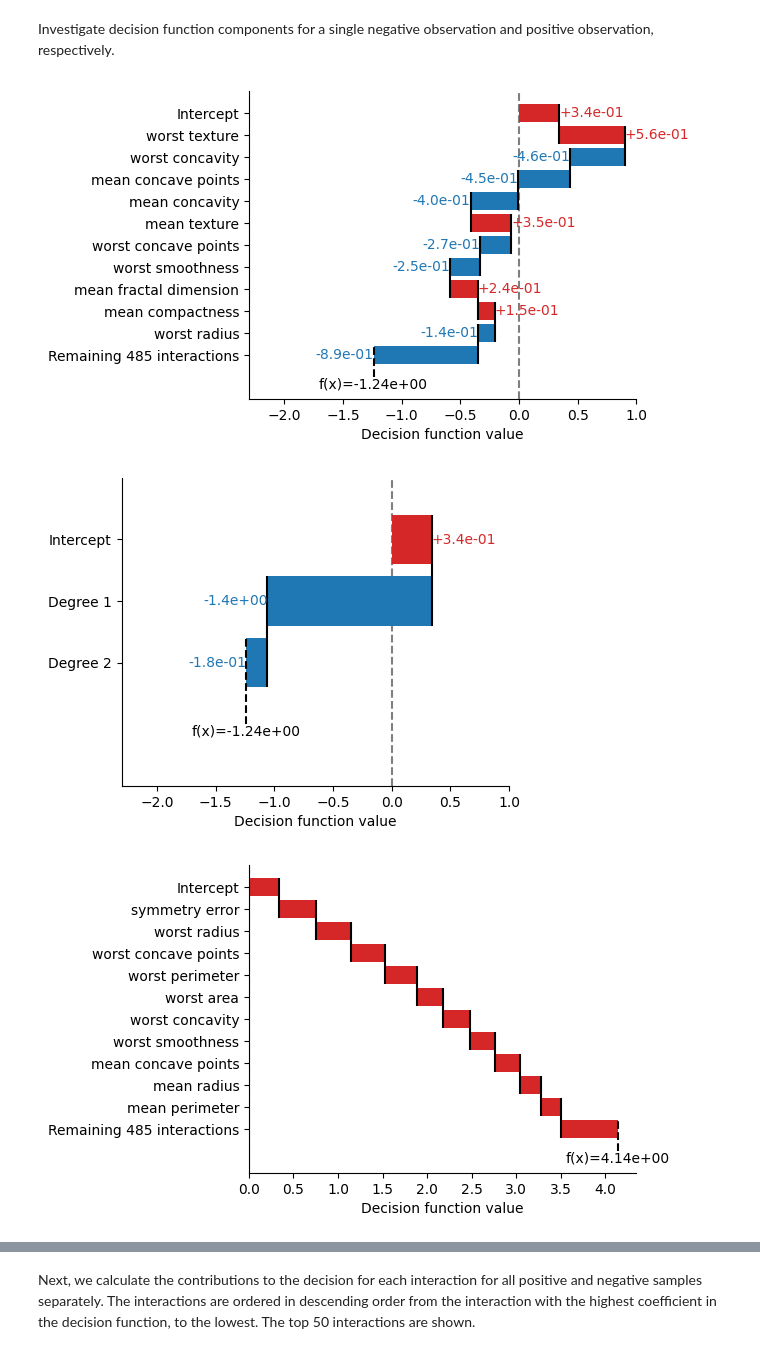
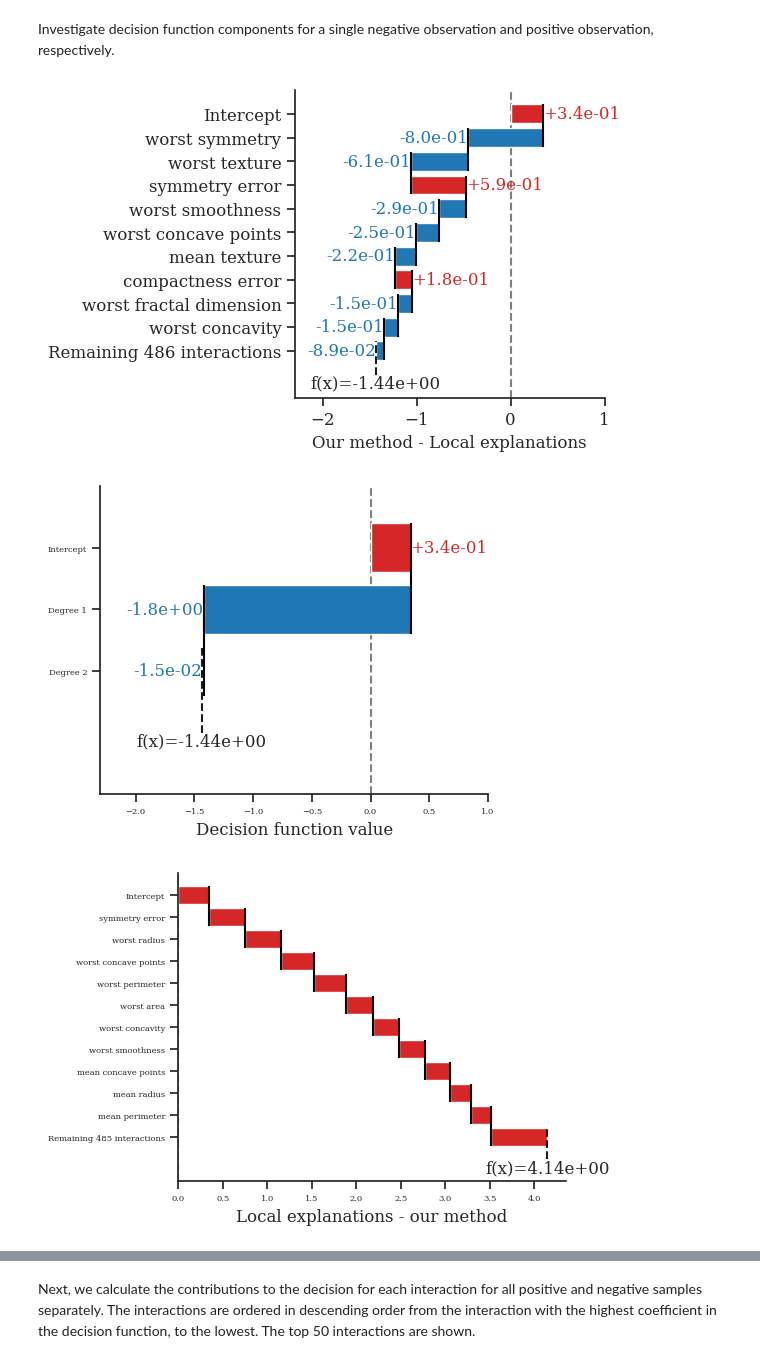
Before and after one commit to rikardvinge/explainpolysvm, a Jupyter notebook: examples/wisconsin_breast_cancer_dataset/interaction_importance_wbc.ipynb, the cells around one changed output, grey strips where cells are left out. Cells and saved outputs as stored; diff of their text form; code cells hidden in the pictures.

```diff
--- a/examples/wisconsin_breast_cancer_dataset/interaction_importance_wbc.ipynb
+++ b/examples/wisconsin_breast_cancer_dataset/interaction_importance_wbc.ipynb
@@ -23,6 +26,6 @@ rng = np.random.default_rng(1011)
 # %%
 # Set to True to store figures in ./images
-save_figs = True
+save_figs = False
 # %%
 data = load_breast_cancer()
 # %%
@@ -82,7 +86,7 @@ for C in Cs:
                 X_val_fold = scaler.transform(X_val_fold)
 
                 # Train SVC
-                model = SVC(C=C, kernel=kernel, degree=d, gamma=gamma, coef0=r)
+                model = SVC(C=C, kernel=kernel, degree=d, gamma=gamma, coef0=r, probability=True)
                 model.fit(X_train_fold, y_train_fold)
 
                 # Predict validation set and couont number of correct predictions
@@ -114,7 +118,7 @@ X_train_scale = scaler.transform(X_train)
 X_test_scale = scaler.transform(X_test)
 
 # Fit SVM
-model = SVC(C=C_best, kernel=kernel, degree=d_best, gamma=gamma, coef0=r_best)
+model = SVC(C=C_best, kernel=kernel, degree=d_best, gamma=gamma, coef0=r_best, probability=True)
 model.fit(X_train_scale, y_train)
 
 # Test accuracy
@@ -169,37 +182,39 @@ Since the feature can take both positive and negative values, we cannot directly
 Investigate decision function components for a single negative observation and positive observation, respectively.
 # %%
 # Negative sample
-neg_ind = np.where(y_test==-1)[0][0]
+neg_ind = np.where(y_test==-1)[0][3]
 x = X_test_scale[neg_ind,:]
 
 # Plot interaction importance
-fig = es.plot_sample_waterfall(x, n_features=10, show=False, show_values=True, show_sum=True, figsize=(5,4), xlim=[-2.3, 1])
+fig = es.plot_sample_waterfall(x, n_features=9, show=False, show_values=True, show_sum=True, figsize=(4,4), xlim=[-2.3, 1])
 # fig.gca().set_title('Interaction contribution in a single negative sample')
+fig.gca().set_xlabel('Our method - Local explanations')
+fig.gca().tick_params(axis='both', labelsize=12)
 if save_figs:
     plt.savefig('./images/feature_importance_single_negative_wbcd.png', dpi=200, bbox_inches='tight', facecolor='white')
     plt.savefig('./images/feature_importance_single_negative_wbcd.eps', bbox_inches='tight', facecolor='white')
 fig.show(warn=False)
 
 # Plot degree importance
 fig = es.plot_sample_waterfall_degree(x, n_degree=2, show=False, show_values=True, show_sum=True, figsize=(5,4), xlim=[-2.3, 1])
 # fig.gca().set_title('Degree contribution in a single negative sample')
 if save_figs:
     plt.savefig('./images/degree_importance_single_negative_wbcd.png', dpi=200, bbox_inches='tight', facecolor='white')
     plt.savefig('./images/degree_importance_single_negative_wbcd.eps', bbox_inches='tight', facecolor='white')
 fig.show(warn=False)
 
 
 # Positive sample
 pos_ind = np.where(y_test==1)[0][0]
 x = X_test_scale[pos_ind,:]
 
 # Plot interaction importance
 fig = es.plot_sample_waterfall(x, n_features=10, show=False, show_sum=True)
-# fig.gca().set_title('Interaction contribution in a single positive sample')
+fig.gca().set_xlabel('Local explanations - our method')
 if save_figs:
     plt.savefig('./images/feature_importance_single_positive_wbcd.png', dpi=200, bbox_inches='tight', facecolor='white')
     plt.savefig('./images/feature_importance_single_positive_wbcd.eps', bbox_inches='tight', facecolor='white')
 # %% [output]
-[figure, old version]
+[figure, new version]
-[figure, old version]
+[figure, new version]
-[figure, old version]
+[figure, new version]
```
Also changed, not shown: parts of 20 cells of this notebook, 30 other files.
